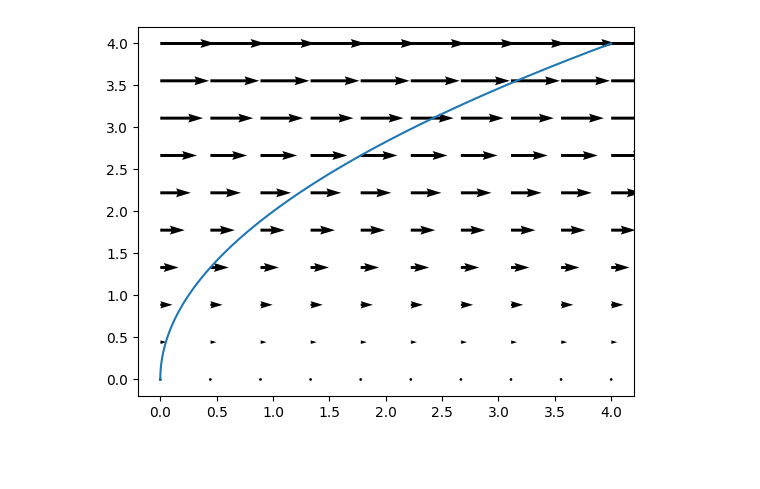
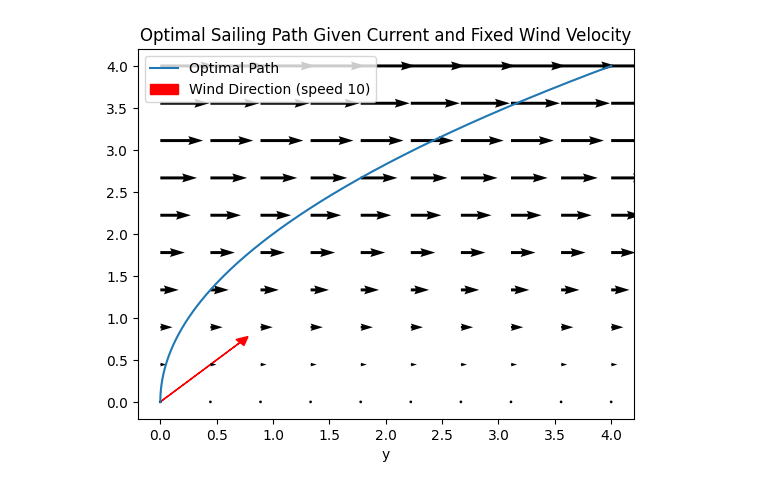
Before and after one commit to EthanPrimes/vol4-second-project, a Jupyter notebook: constant_wind.ipynb, the cells around one changed output. Saved outputs shown, nothing was run; the diff lists cells and outputs as text; code cells hidden in the pictures; blank space fills up the shorter version.

Commit message:
progress on constant wind solution

```diff
--- a/constant_wind.ipynb
+++ b/constant_wind.ipynb
@@ -77,16 +79,20 @@ p_guess = np.array([2.0])
 sol = solve_bvp(ode, bc, t, Y_guess, p=p_guess)
 # %%
-plt.plot(sol.y[0], sol.y[1])
+# Plotting the optimally computed path
+plt.plot(sol.y[0], sol.y[1], label="Optimal Path")
+
+# Plotting the wind direction
+plt.arrow(0, 0, np.cos(phi), np.sin(phi), head_width=0.1, head_length=0.1, fc="red", ec="red", label=f"Wind Direction (speed {v})")
 
 x = np.linspace(0, 4, 10)
-
 X, Y = np.meshgrid(x, x)
-
 U = 5 * Y
 V = np.zeros_like(X)
-
 plt.quiver(X, Y, U, V)
-
+plt.title("Optimal Sailing Path Given Current and Fixed Wind Velocity")
+plt.xlabel("x")
+plt.xlabel("y")
+plt.legend()
 plt.show()
 # %% [output]
-[figure, old version]
+[figure, new version]
```
Also changed, not shown: parts of 1 cell of this notebook, 1 other file.
